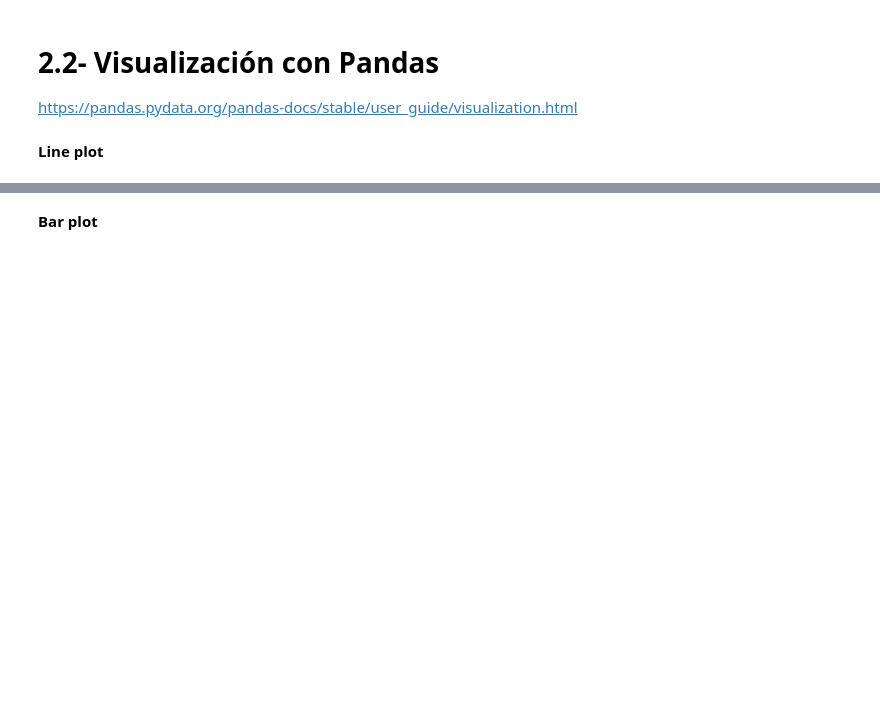
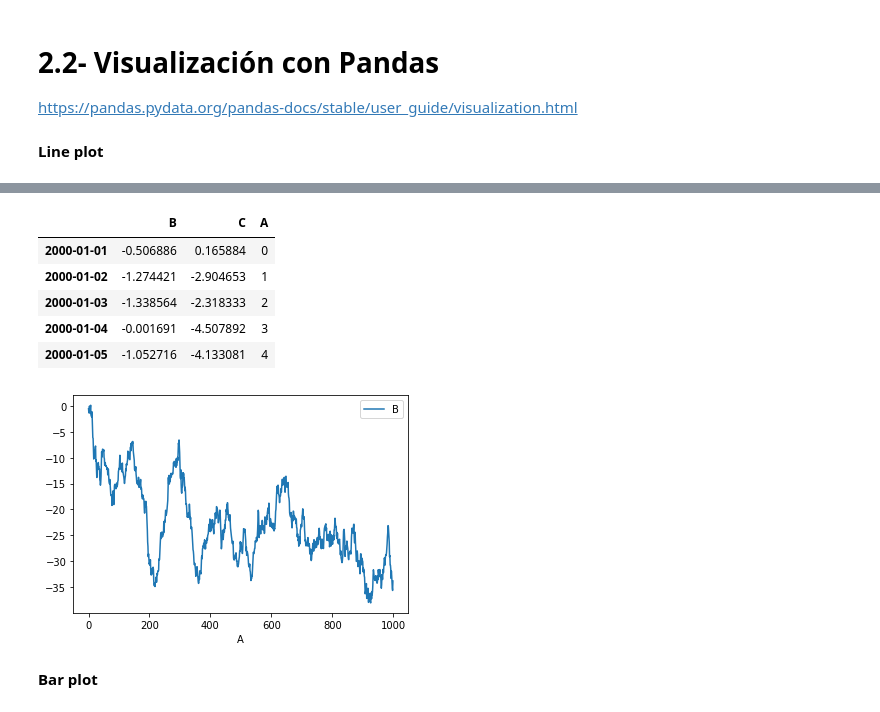
Before and after one commit to Ironhack-Data-Madrid-Abril-2021/Material_Clase, a Jupyter notebook: semana_4/2.2 - Visualizacion con Pandas.ipynb, the cells around one changed output, grey strips where cells are left out. Drawn from its saved outputs; the diff is of its cells as text; code cells hidden in the pictures; blank space fills up the shorter version.

```diff
--- a/semana_4/2.2 - Visualizacion con Pandas.ipynb
+++ b/semana_4/2.2 - Visualizacion con Pandas.ipynb
@@ -7,2 +48,18 @@ https://pandas.pydata.org/pandas-docs/stable/user_guide/visualization.html
+# %%
+df=pd.DataFrame(np.random.randn(1000, 2), index=df.index, columns=['B', 'C']).cumsum()
+
+df['A']=list(range(len(df)))
+
+display(df.head())
+
+df.plot(x='A', y='B');
+# %% [output]
+|  | B | C | A |
+| 2000-01-01 | -0.506886 | 0.165884 | 0 |
+| 2000-01-02 | -1.274421 | -2.904653 | 1 |
+| 2000-01-03 | -1.338564 | -2.318333 | 2 |
+| 2000-01-04 | -0.001691 | -4.507892 | 3 |
+| 2000-01-05 | -1.052716 | -4.133081 | 4 |
+[figure, added]
 # %% [markdown]
 **Bar plot**
```
Also changed, not shown: parts of 29 cells of this notebook.
